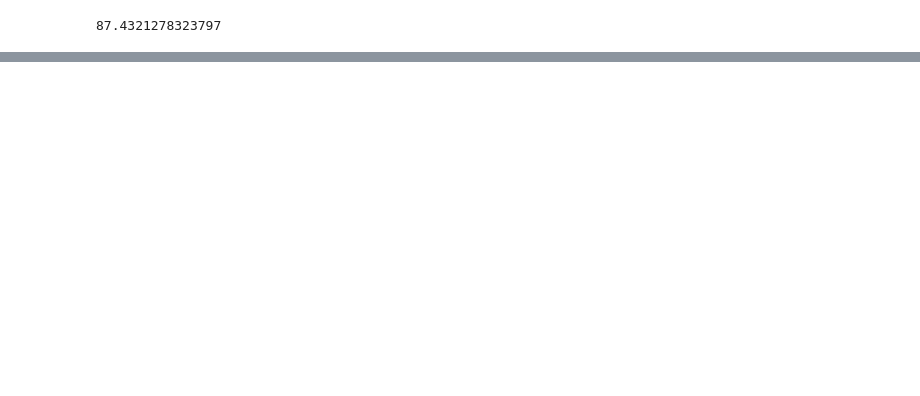
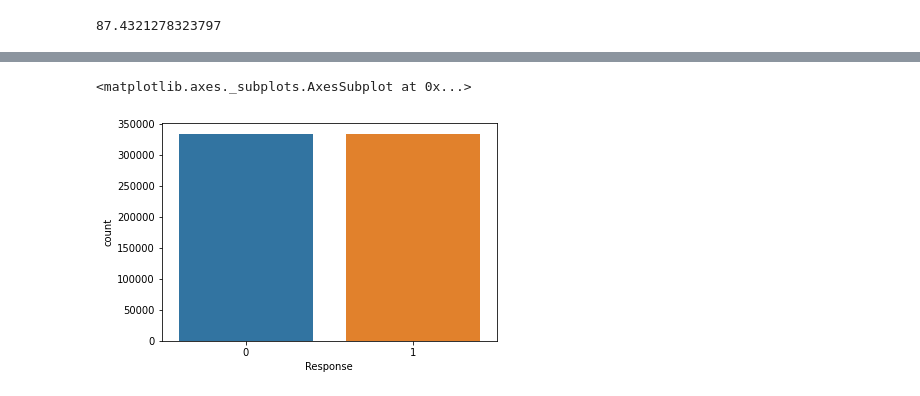
Before and after one commit to me-smishra27/HEALTH-INSURANCE-CROSS-SELL-PREDICTION, a Jupyter notebook: HEALTH_INSURANCE_CROSS_SELL_PREDICTION.ipynb, the cells around one changed output, grey strips where cells are left out. Saved outputs shown, nothing was run; the diff lists cells and outputs as text; code cells hidden in the pictures; blank space fills up the shorter version.

```diff
--- a/HEALTH_INSURANCE_CROSS_SELL_PREDICTION.ipynb
+++ b/HEALTH_INSURANCE_CROSS_SELL_PREDICTION.ipynb
@@ -226,0 +487,2 @@ accuracy_score(y_test, y_predicted) * 100
+# %%
+columns.pop(-3)
@@ -226,0 +491,6 @@ accuracy_score(y_test, y_predicted) * 100
+# %%
+balance_df = pd.DataFrame(x_smote, columns=columns)
+# %%
+balance_df['Response'] = y_smote
+# %%
+balance_df.drop(['id'], axis = 1, inplace = True)
@@ -226,0 +513,5 @@ accuracy_score(y_test, y_predicted) * 100
+# %%
+sns.countplot('Response', data = balance_df)
+# %% [output]
+<matplotlib.axes._subplots.AxesSubplot at 0x...>
+[figure, added]
```
Also changed, not shown: parts of 58 cells of this notebook.
